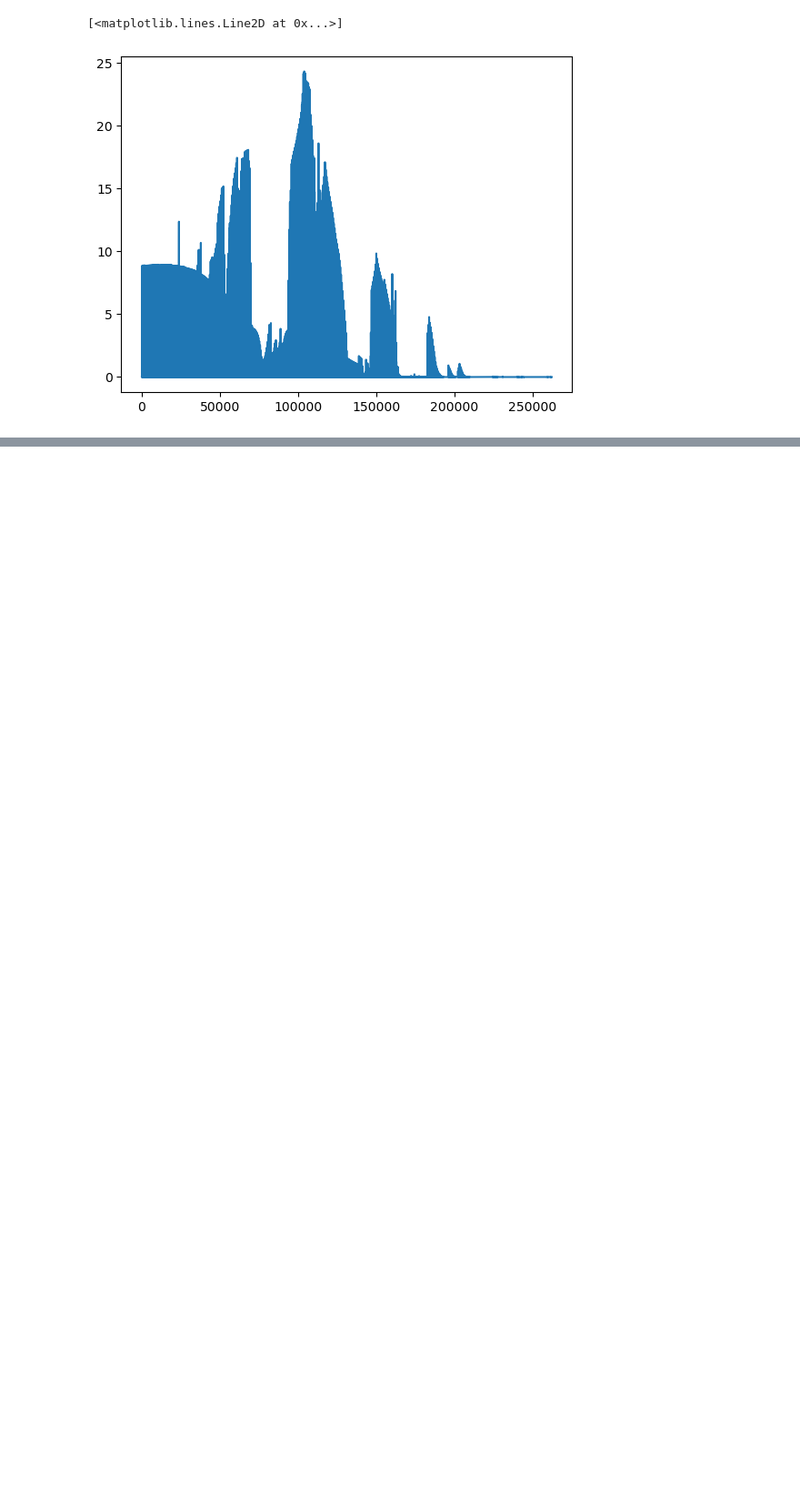
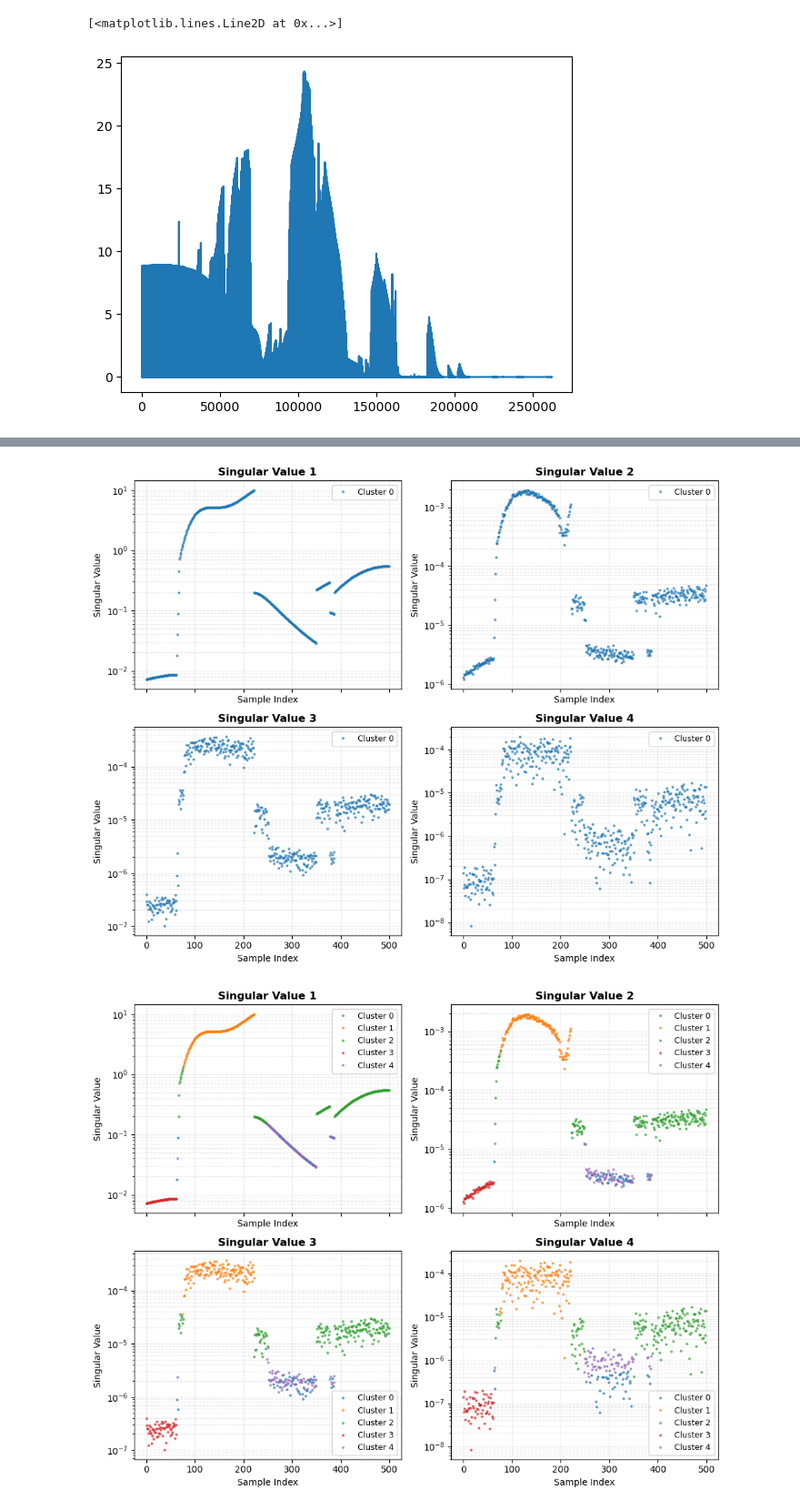
Before and after one commit to bencekaszas/ITT23-MIMO-processing, a Jupyter notebook: clustering.ipynb, the cells around one changed output, grey strips where cells are left out. Shown at 91% size. Cells and saved outputs as stored; diff of their text form; code cells hidden in the pictures; blank space fills up the shorter version.

```diff
--- a/clustering.ipynb
+++ b/clustering.ipynb
@@ -184,0 +183,24 @@ Text(0.5, 1.0, 'Clusters Overlaid on City Image')
+# %%
+# Load the NPZ file
+data = np.load('0_5_60.npz')
+
+matrices = data['matrices']
+matrices = matrices[~np.isnan(matrices).any(axis=(1,2))]
+
+matrices = regularize_data(matrices)
+
+
+matrices = matrices[:500]  # Use only the first 500 samples for testing
+
+sv_arr = compute_SV(matrices)
+
+plot_SV(sv_arr)
+
+labels, centers = clustering_alg(matrices, n_clusters=5)
+plot_SV(sv_arr, labels)
+
+capacities = capacity_Vector(matrices)
+plot_Capacity(capacities, labels)
+# %% [output]
+[figure, added]
+[figure, added]
```
Also changed, not shown: parts of 8 cells of this notebook, 5 other files.
